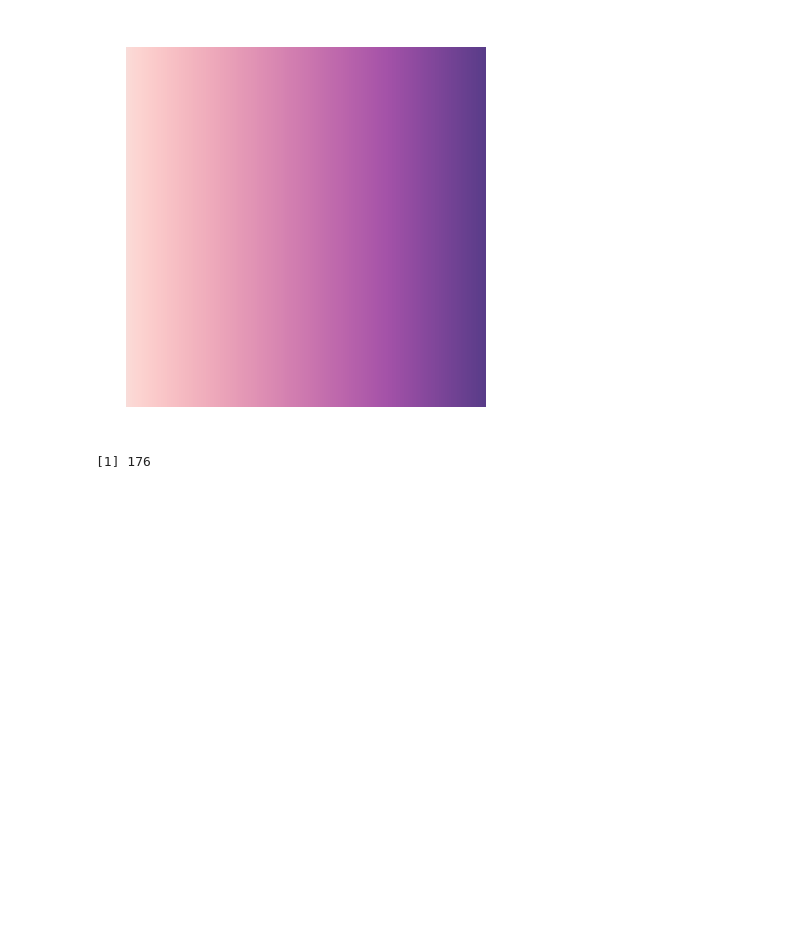
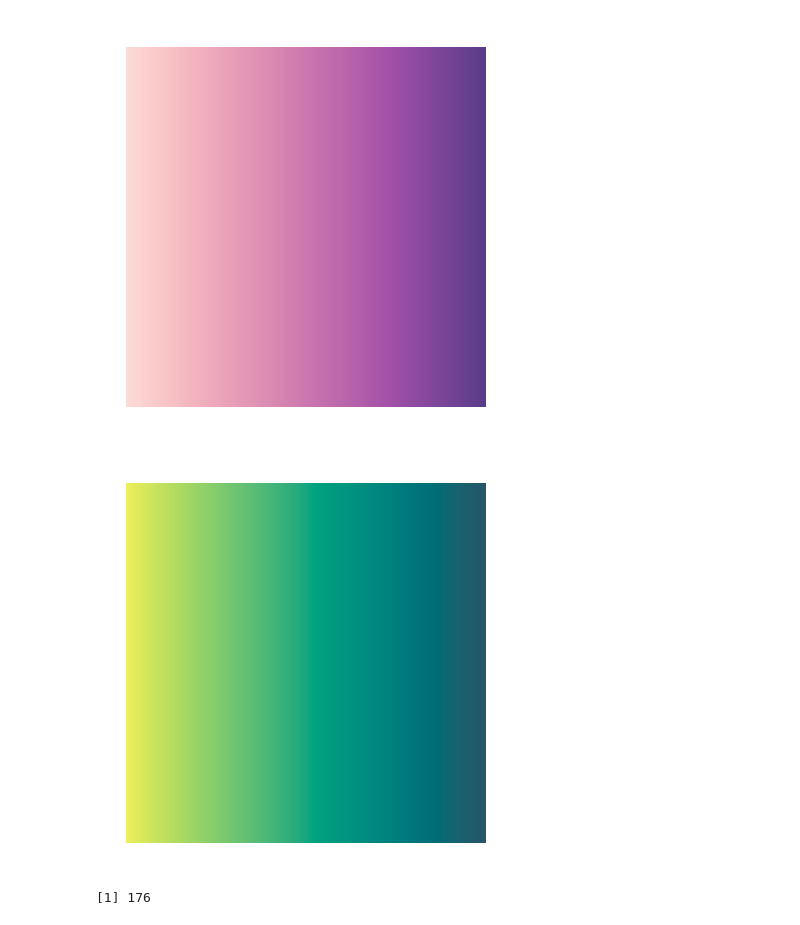
Before and after one commit to aaolaveh/TDA_suspense, a Jupyter notebook: Code/e_mapper.ipynb, the cells around one changed output. Cells and saved outputs as stored; diff of their text form; code cells hidden in the pictures; blank space fills up the shorter version.

```diff
--- a/Code/e_mapper.ipynb
+++ b/Code/e_mapper.ipynb
@@ -70,6 +72,14 @@ colors2=list(hcl.colors(n, palette = "PurpOr")[rev(1:n)]) #color for time
 # colors2=list(hcl.colors(n+u, palette = "purples")[rev(1:n)])
 # %% [output]
 [figure]
+# %%
+u <- 25
+show_palette(hcl.colors(n, palette = "ag_GrnYl")[rev(1:n)])
+colors3=list(hcl.colors(n, palette = "ag_GrnYl")[rev(1:n)]) #color for connections
+# show_palette(hcl.colors(n+u, palette = "purples")[rev(1:n)])
+# colors2=list(hcl.colors(n+u, palette = "purples")[rev(1:n)])
+# %% [output]
+[figure, added]
 # %%
 n <- 251
 u <- 76
```
Also changed, not shown: parts of 8 cells of this notebook, 2 other files.
